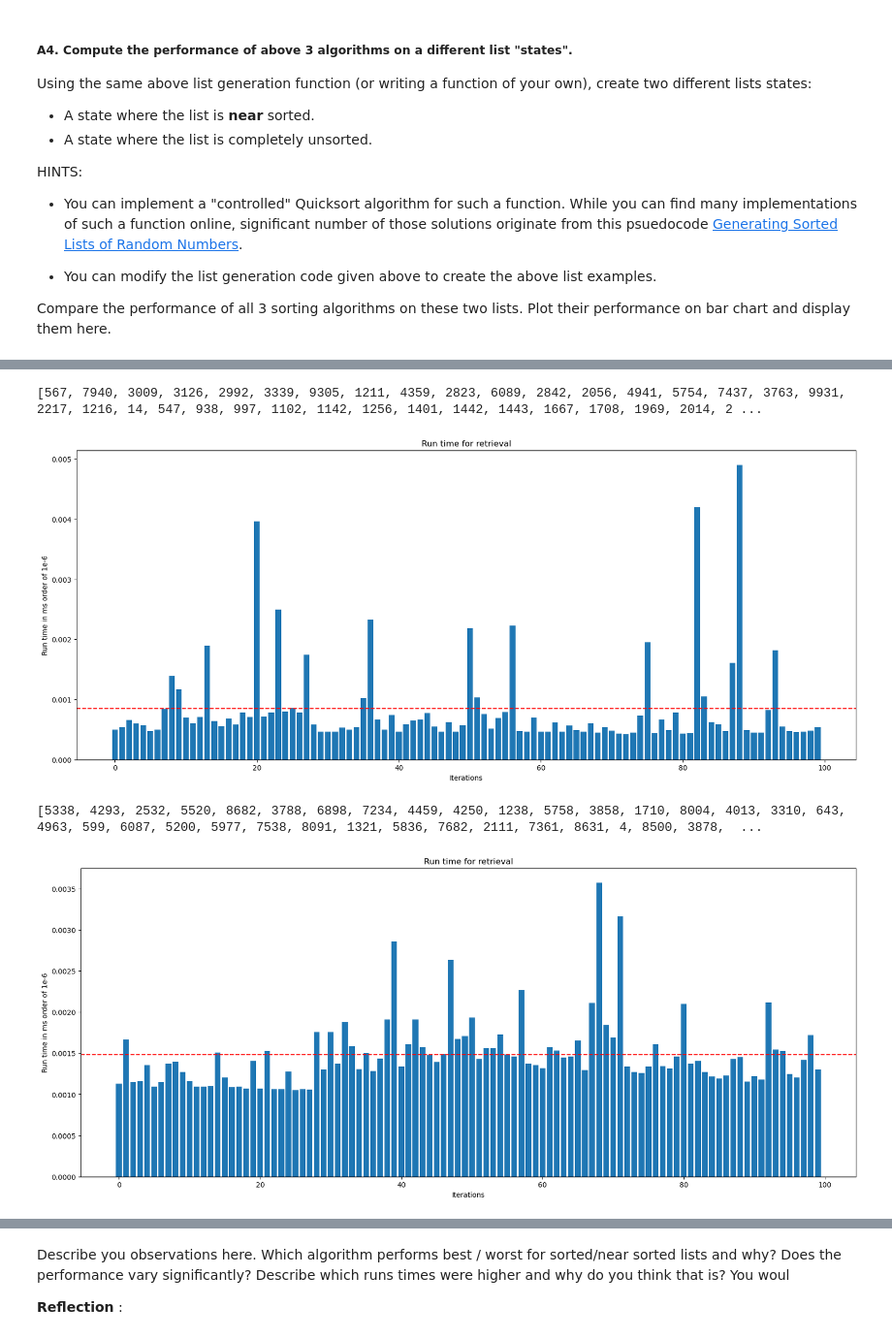
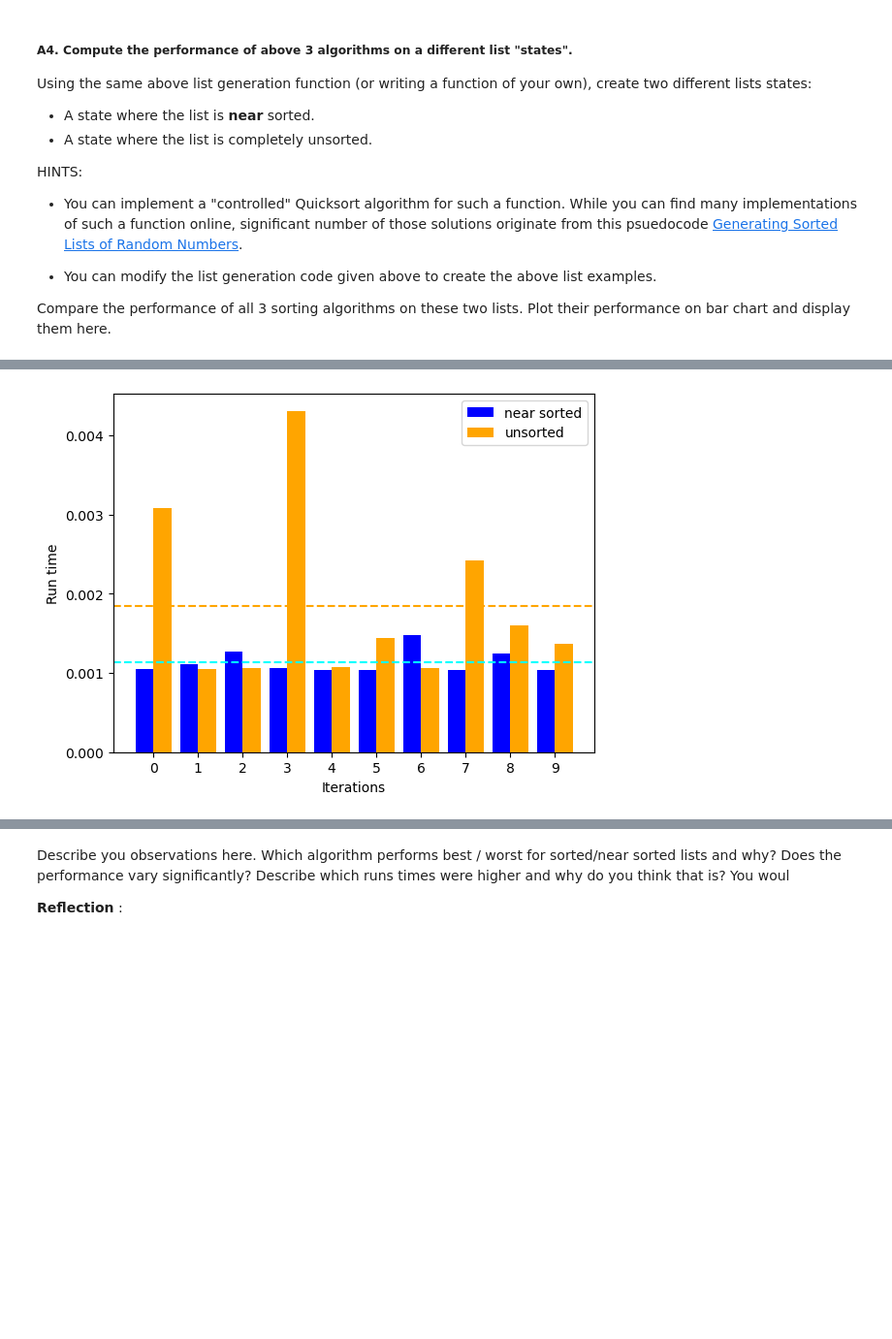
Before and after one commit to haaaarsh4/2XCE-Lab, a Jupyter notebook: Lab_II.ipynb, the cells around one changed output, grey strips where cells are left out. Shown at 97% size. Drawn from its saved outputs; the diff is of its cells as text; code cells hidden in the pictures; blank space fills up the shorter version.

```diff
--- a/Lab_II.ipynb
+++ b/Lab_II.ipynb
@@ -278,30 +294,31 @@ draw_plot(run_times)
-# %%
-### Insertion sort experiment code goes here
-N = 100
-
-list1 = create_near_sorted_list(100,10000)
-print(list1)
-
-run_times1 = []
-for _ in range(N):
-    start1= timeit.default_timer()
-    found1 = InsertionSort(list1)
-    stop1=timeit.default_timer()
-    run_times1.append(stop1-start1)
-draw_plot(run_times1)
-
-list2 = create_custom_list(100,10000)
-print(list2)
-
-run_times2 = []
-for _ in range(N):
-    start2= timeit.default_timer()
-    found2 = InsertionSort(list2)
-    stop2 =timeit.default_timer()
-    run_times2.append(stop2-start2)
-draw_plot(run_times2)
-# %% [output]
-[567, 7940, 3009, 3126, 2992, 3339, 9305, 1211, 4359, 2823, 6089, 2842, 2056, 4941, 5754, 7437, 3763, 9931, 2217, 1216, 14, 547, 938, 997, 1102, 1142, 1256, 1401, 1442, 1443, 1667, 1708, 1969, 2014, 2 ...
-[figure, removed]
-[5338, 4293, 2532, 5520, 8682, 3788, 6898, 7234, 4459, 4250, 1238, 5758, 3858, 1710, 8004, 4013, 3310, 643, 4963, 599, 6087, 5200, 5977, 7538, 8091, 1321, 5836, 7682, 2111, 7361, 8631, 4, 8500, 3878,  ...
-[figure, removed]
+# %%
+### Selection sort experiment code goes here
+r1 = []
+r2 = []
+list1 = create_near_sorted_list(100,100)
+list2 = create_custom_list(100,100)
+
+for _ in range(10):
+    start = timeit.default_timer()
+    found = SelectionSort(list1)
+    stop = timeit.default_timer()
+    r1.append(stop-start)
+
+    start = timeit.default_timer()
+    found = SelectionSort(list2)
+    stop = timeit.default_timer()
+    r2.append(stop-start)
+
+x_values = [i for i in range(10)]
+x_axis = np.arange(10)
+plt.bar(x_axis-0.2, r1, 0.4, label='near sorted', color='blue')
+plt.bar(x_axis+0.2, r2, 0.4, label='unsorted', color='orange')
+plt.axhline(np.mean(r1),color="cyan",linestyle="--")
+plt.axhline(np.mean(r2),color="orange",linestyle="--")
+plt.xticks(x_axis, x_values)
+plt.xlabel('Iterations')
+plt.ylabel('Run time')
+plt.legend()
+plt.show()
+# %% [output]
+[figure, added]
```
Also changed, not shown: parts of 5 cells of this notebook.
